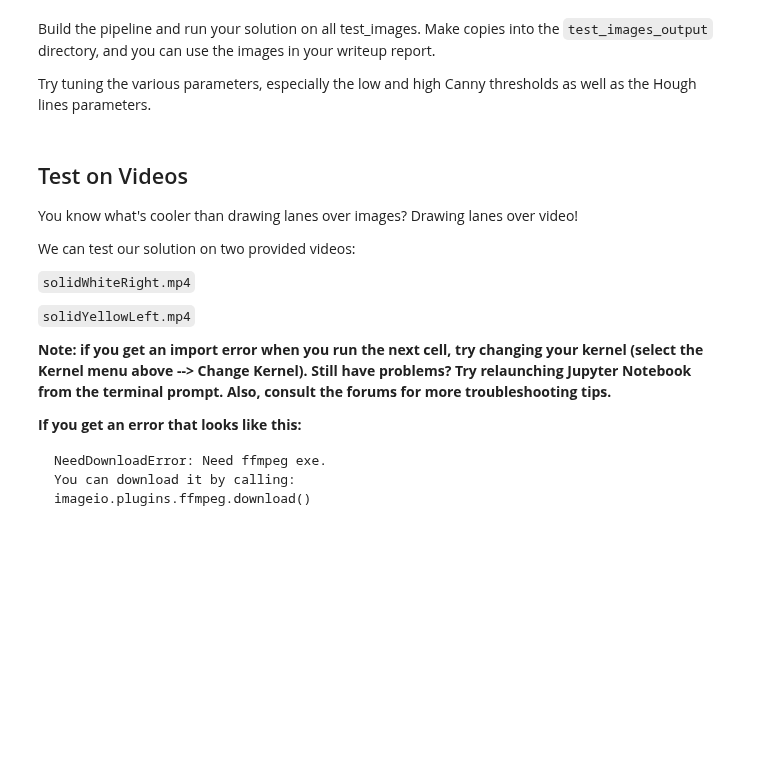
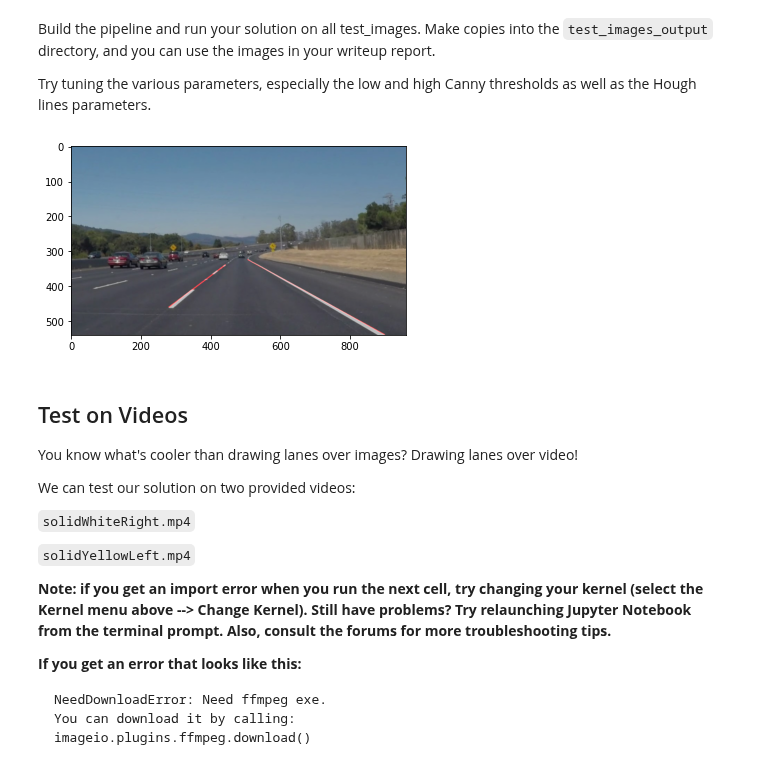
Before and after one commit to kovanostra/Udacity-projects, a Jupyter notebook: Self Driving Car Engineer/Finding Lane Lines on the Road/P1.ipynb, the cells around one changed output. Cells and saved outputs as stored; diff of their text form; code cells hidden in the pictures; blank space fills up the shorter version.

Commit message:
feat: Completed notebook code.
 - Images look fine
 - First two videos look good (with minor issues)
 - Third video looks ok but there are still parameters to tweak

```diff
--- a/Self Driving Car Engineer/Finding Lane Lines on the Road/P1.ipynb
+++ b/Self Driving Car Engineer/Finding Lane Lines on the Road/P1.ipynb
@@ -188,3 +264,27 @@ Try tuning the various parameters, especially the low and high Canny thresholds
+# %%
+# TODO: Build your pipeline that will draw lane lines on the test_images
+# then save them to the test_images_output directory.
+test_images_dir = "test_images"
+test_images_output_dir = "test_images_output"
+
+for image_name in os.listdir(test_images_dir):
+    image = mpimg.imread(os.path.join(test_images_dir, image_name))
+    canny_low_theshold = 60
+    parameters = {"kernel_size": 7,
+                  "low_threshold": canny_low_theshold,
+                  "high_threshold": 3*canny_low_theshold,
+                  "rho": 1,
+                  "theta": 1*np.pi/180,
+                  "threshold": 10,
+                  "min_line_len": 20,
+                  "max_line_gap": 30}
+    image_with_lines = apply_line_detection(image, parameters)
+    if not os.path.exists(test_images_output_dir):
+        os.makedirs(test_images_output_dir)
+    plt.imshow(image_with_lines)
+    cv2.imwrite(os.path.join(test_images_output_dir, image_name), cv2.cvtColor(image_with_lines, cv2.COLOR_RGB2BGR))
+# %% [output]
+[figure, added]
 # %% [markdown]
 ## Test on Videos
 
```
Also changed, not shown: parts of 11 cells of this notebook.
